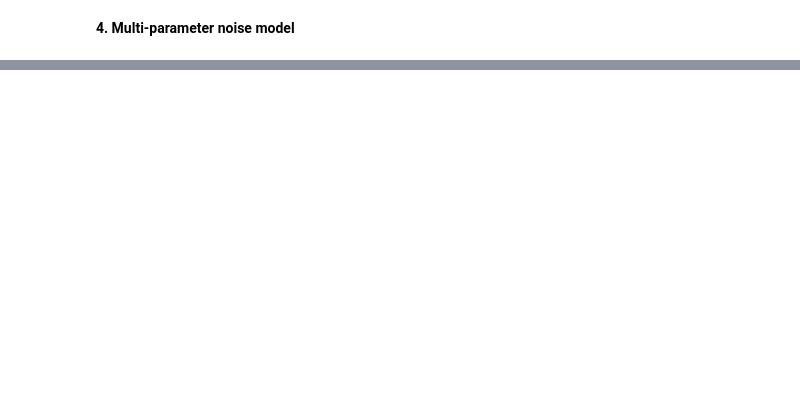
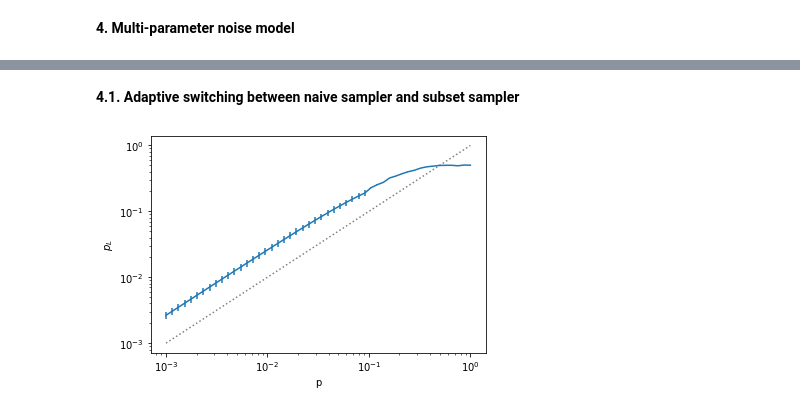
Before and after one commit to dpwinter/PECOS_WS_solutions, a Jupyter notebook: subset_sampling.ipynb, the cells around one changed output, grey strips where cells are left out. Saved outputs shown, nothing was run; the diff lists cells and outputs as text; code cells hidden in the pictures; blank space fills up the shorter version.

```diff
--- a/subset_sampling.ipynb
+++ b/subset_sampling.ipynb
@@ -658,0 +668,67 @@ plt.errorbar(lambdas, p_L, fmt='--', c="black", yerr=std)
+# %% [markdown]
+**4.1. Adaptive switching between naive sampler and subset sampler**
+# %%
+%%time
+nCr = lambda n,r: factorial(n) / (factorial(r)*factorial(n-r)) # vectorized combination
+A_w = lambda n,w,p: nCr(n,w) * p**w * (1-p)**(n-w) # vectorized binomial coefficient
+
+n_gates = len(ghz)
+idss = [all_gate_locs]
+p_phy = np.logspace(-3, 0, 50) # physical error rates
+pss = p_phy
+ws = 2
+
+def adaptive_weight(delta_max, p_max):
+    delta = 1
+    for w in range(n_gates+1):
+        delta -= A_w(n_gates, w, p_max)
+        if delta < delta_max: break
+    return w
+
+def sample(n_samples, random_ids_fn, idss, ks, circuit=ghz):
+    logical_fails = 0
+    for _ in range(n_samples):
+        r_ids = list(it.chain.from_iterable([random_ids_fn(k, ids) for k, ids in zip(ks, idss)])) # list of random ids in circuit
+        err_circuit = apply_faults_at_locs(circuit, r_ids) # generate error circuit
+        sim = pc.simulators.SparseSim(n_qbs) # init new state
+        msmt, _ = circ_runner.run(sim, circuit, error_circuits=err_circuit) # run sim, get measurement
+        if msmt: logical_fails += 1 # detect logical failures
+    return logical_fails / n_samples # return subset failure rate p_L
+
+# Preprocessing
+p_Ls = np.zeros(shape=(pss.shape[-1]))
+stds = np.empty_like(p_Ls)
+pss = pss if pss.ndim > 1 else pss[None, :] # for multi-dim case prepare for broadcasting
+pss = pss.T # line up p1,p2,.. in rows
+random_ids_fn = lambda p, ids: [i for i in ids if np.random.random() < p] # uniformly select from ids with probability p
+ws = [ws] if type(ws) != list else ws # allow int value for ws, cast to list
+ns = np.array( [len(idx) for idx in idss] ) # amounts of gates for each subcircuit (idss)
+
+# Create weight vectors, calculate subset error rates and binom. coefficients
+w_vecs = list(it.product( *[list(range(w+1)) for w in ws] )) # all weight vector combinations
+pws = np.array([p_w(w_vec, idss, n_samples) for w_vec in w_vecs])[:,None] # list of subset failure rates (rows)
+
+SS = True
+for i, ps in enumerate(pss):
+    if SS:
+        n_samples = 100
+        As = np.array([A_w(ns, w_vec, ps) for w_vec in w_vecs])
+        std = np.sqrt( np.sum( As[1:]**2 * (pws[1:] * (1-pws[1:])), axis=0) / n_samples )
+        p_L = np.sum(As * pws, axis=0) # sum over rows. Final shape: 1d of length pss
+        if adaptive_weight(std, ps[0]) > ws[0]: SS = False
+    else:
+        n_samples = 10000
+        p_L = sample(n_samples, random_ids_fn, idss, ps)
+        std = np.sqrt( p_L * (1-p_L) / n_samples)
+    p_Ls[i] = p_L
+    stds[i] = std
+
+plt.xscale('log')
+plt.yscale('log')
+plt.errorbar(p_phy, p_Ls, yerr=stds)
+plt.plot(p_phy, p_phy, 'k:', alpha=0.5)
+plt.xlabel('p')
+plt.ylabel(r'$p_L$')
+plt.show()
+# %% [output]
+[figure, added]
```
Also changed, not shown: parts of 4 cells of this notebook.
